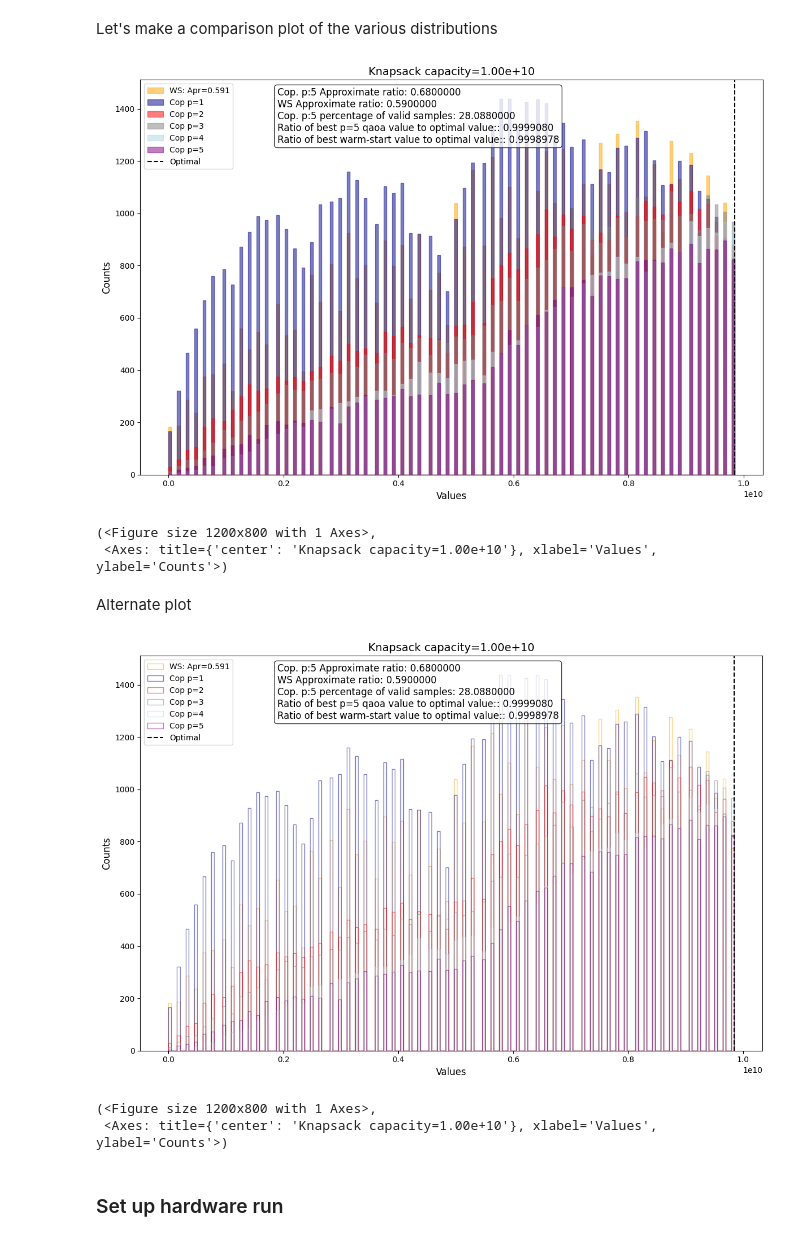
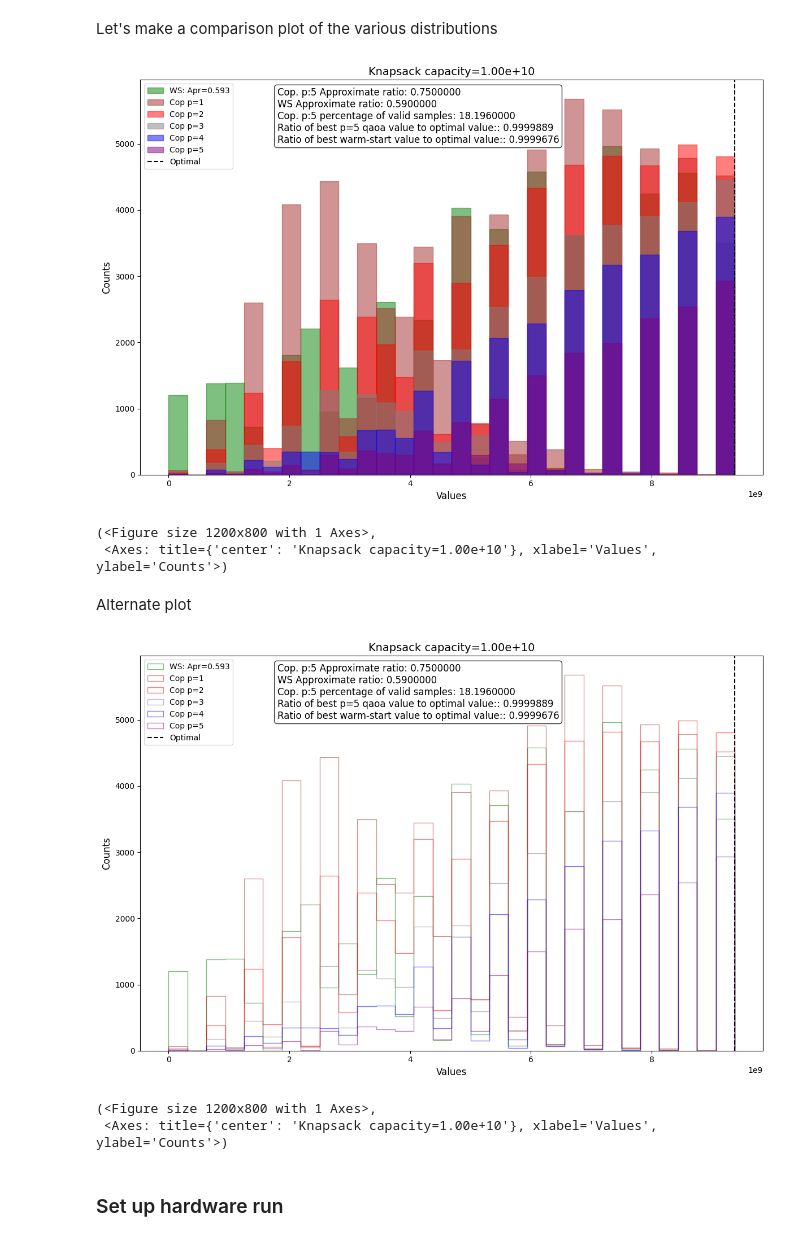
Before and after one commit to jhoule42/xQAOA_unit_commitment, a Jupyter notebook: demo.ipynb, the cells around one changed output. Drawn from its saved outputs; the diff is of its cells as text; code cells hidden in the pictures.

```diff
--- a/demo.ipynb
+++ b/demo.ipynb
@@ -62,7 +62,7 @@ n, weights, values, capacity, frac= get_knapsack_instance(
     use_hard_data=True,
     real_dataset_name="Hard",
     num_hard_instances=20,
-    instance_index= 10,
+    instance_index= 6,
     n=100,
     d=3,
     frac=0.09
@@ -309,2 +309,27 @@ plt.show()
 # %% [markdown]
 Our warm start distribution can now be obtained by "smoothing out" the above probabilities slightly. It is defined in terms of an inverse temperature parameter k, which was obtained when these instances were initialized above.
+# %%
+k=10
+def construct_smoothed_lazy_greedy_distribution(weights, values, capacity, inv_temp):
+    ratios = values / weights
+    lazy_greedy_solution = construct_lazy_greedy_solution(weights, ratios, capacity)
+    cutoff_ratio = np.min(ratios[lazy_greedy_solution])
+    uniform_probability = np.sum(weights) / capacity
+    return 1 / (1 + (uniform_probability - 1) * np.exp(-inv_temp * (ratios - cutoff_ratio)))
+
+k_values = [0, 10, 20, 100, 1000]
+colours = ['blue', 'green', 'orange', 'red', 'black']
+plt.figure()
+for i in range(len(k_values)):
+    smoothed_distribution = construct_smoothed_lazy_greedy_distribution(weights, values, capacity, k_values[i])
+    plt.scatter(ratios, smoothed_distribution, color=colours[i], marker='o')
+    # plot a line through the points
+    ordered_indices = np.argsort(ratios)
+    plt.plot(ratios[ordered_indices], smoothed_distribution[ordered_indices], color=colours[i], label=f'k={k_values[i]}')
+plt.title('Smoothed Lazy Greedy Distributions')
+plt.xlabel('Ratios')
+plt.xscale('log')
+plt.ylabel('Probability')
+plt.legend()
+plt.grid(True)
+plt.show()
@@ -311,11 +338,5 @@ Our warm start distribution can now be obtained by "smoothing out" the above pro
 # %%
-def construct_smoothed_lazy_greedy_distribution(weights, values, capacity, inv_temp):
-    ratios = values / weights
-    lazy_greedy_solution = construct_lazy_greedy_solution(weights, ratios, capacity)
-    cutoff_ratio = np.min(ratios[lazy_greedy_solution])
-    uniform_probability = np.sum(weights) / capacity
-    return 1 / (1 + (uniform_probability - 1) * np.exp(-inv_temp * (ratios - cutoff_ratio)))
-
+k=10
 smoothed_distribution = construct_smoothed_lazy_greedy_distribution(weights, values, capacity, k)
 
 # Now sample from this distribtion
@@ -987,38 +1008,38 @@ data_dict = {
    f"Cop p={3}": dict_bit_values_at_different_p["p = 2"],
    f"Cop p={4}": dict_bit_values_at_different_p["p = 3"],
    f"Cop p={5}": dict_bit_values_at_different_p["p = 4"]
 }
 # Custom colors
 colors = {
  #  f"Random: Apr={norm_approx_ratio_rand:.2f}": "yellow",
-   f"WS: Apr={approx_ratio_ws:.3f}": 'orange',
-   f"Cop p={1}": "darkblue",
+   f"WS: Apr={approx_ratio_ws:.3f}": 'green',
+   f"Cop p={1}": "brown",
    f"Cop p={2}": "red",
    f"Cop p={3}": "grey",
-   f"Cop p={4}": "lightblue",
+   f"Cop p={4}": "blue",
    f"Cop p={5}": "purple"
 }
 # Annotations
 annotations = {
     f'Cop. p:{layers} Approximate ratio': np.round(approx_ratio_qaoa, 2),
     f'WS Approximate ratio': np.round(approx_ratio_ws, 2),
     f'Cop. p:{layers} percentage of valid samples': 100*(valid_shots_qaoa/shots),
     f'Ratio of best p=5 qaoa value to optimal value:': np.round(best_value/optimal_value, decimals=7),
     f'Ratio of best warm-start value to optimal value:': np.round(best_value_ws/optimal_value, decimals=7),
     }
 plot_multiple_distributions(
     data_dict=data_dict,
     min_cost=optimal_value,
     colors=colors,
-    nb_bins=200,
+    nb_bins=30,
     log=False,
     annotations=annotations,
     figsize=(12, 8),
     hist_type='bar',
     title=f"Knapsack capacity={format(capacity, '.2e')}"
 )
 # %% [output]
-[figure, old version]
+[figure, new version]
 (<Figure size 1200x800 with 1 Axes>,
  <Axes: title={'center': 'Knapsack capacity=1.00e+10'}, xlabel='Values', ylabel='Counts'>)
 # %% [markdown]
@@ -1028,7 +1049,7 @@ plot_multiple_distributions(
     data_dict=data_dict,
     min_cost=optimal_value,
     colors=colors,
-    nb_bins=200,
+    nb_bins=30,
     log=False,
     annotations=annotations,
     figsize=(12, 8),
@@ -1036,7 +1057,7 @@ plot_multiple_distributions(
     title=f"Knapsack capacity={format(capacity, '.2e')}"
 )
 # %% [output]
-[figure, old version]
+[figure, new version]
 (<Figure size 1200x800 with 1 Axes>,
  <Axes: title={'center': 'Knapsack capacity=1.00e+10'}, xlabel='Values', ylabel='Counts'>)
 # %% [markdown]
```
Also changed, not shown: parts of 19 cells of this notebook.
